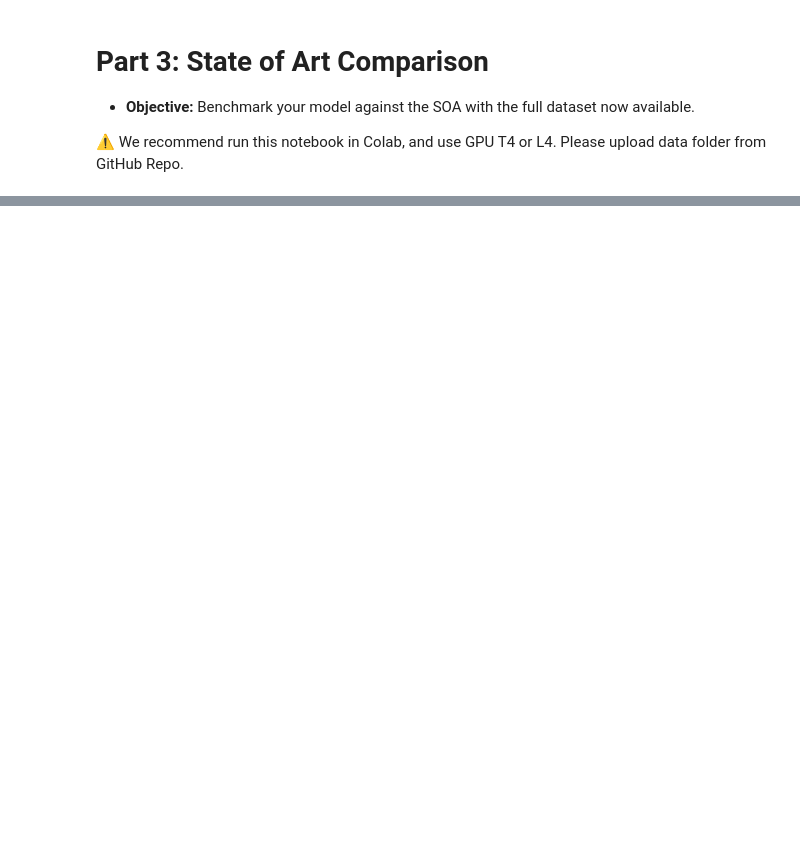
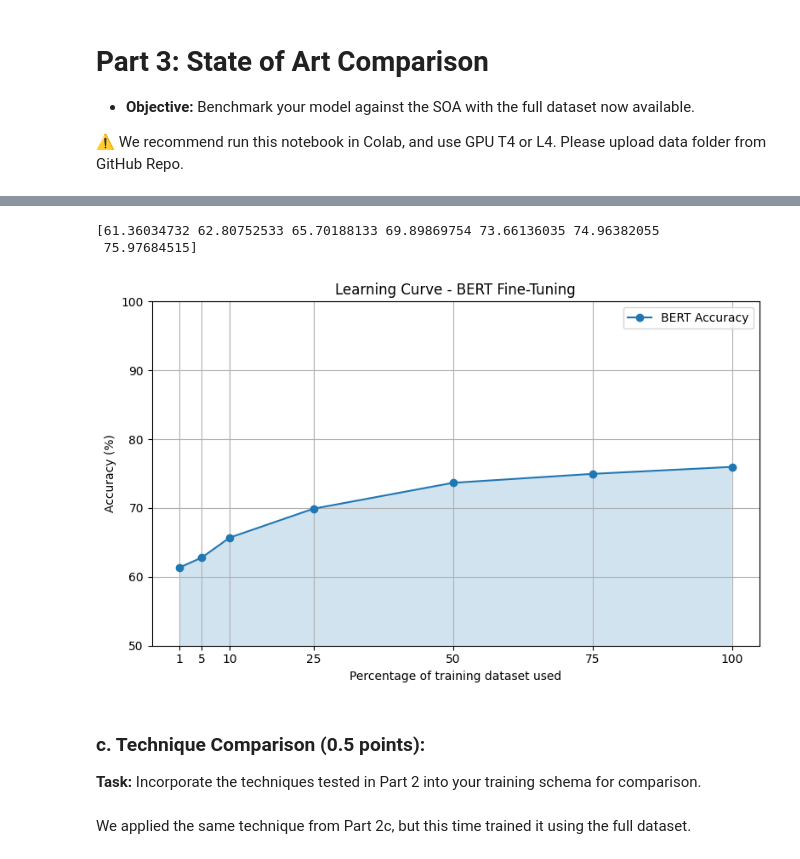
Before and after one commit to victorsobottka/nlp_finalproject_2025, a Jupyter notebook: Notebook_Part03.ipynb, the cells around one changed output, grey strips where cells are left out. Cells and saved outputs as stored; diff of their text form; code cells hidden in the pictures; blank space fills up the shorter version.

```diff
--- a/Notebook_Part03.ipynb
+++ b/Notebook_Part03.ipynb
@@ -312,0 +128,6 @@ Our results show that the model performs poorly with only 1% of the training dat
+# %%
+dataset = DatasetDict({
+    "train": Dataset.from_pandas(df_train),
+    "test": Dataset.from_pandas(df_test)
+})
+print(dataset)
@@ -312,0 +167,9 @@ Our results show that the model performs poorly with only 1% of the training dat
+# %%
+model = AutoModelForSequenceClassification.from_pretrained(
+            "bert-base-uncased",
+            num_labels=3,
+            problem_type="single_label_classification")
+
+for n, p in model.named_parameters():
+    if not n.startswith("classifier"):
+        p.requires_grad = False
@@ -312,0 +331,6 @@ Our results show that the model performs poorly with only 1% of the training dat
+# %%
+# prompt: summariz all results in a table
+
+all_results_df = pd.DataFrame.from_dict(all_results, orient='index')
+all_results_df.index.name = "Training data percentage"
+all_results_df
@@ -312,0 +353,33 @@ Our results show that the model performs poorly with only 1% of the training dat
+# %%
+# Plot setup
+plt.figure(figsize=(8, 5))
+
+# Usar los valores reales, sin forzar monotonía
+accuracies = all_results_df["eval_accuracy"].values*100
+print(accuracies)
+# Fill area under the curve
+plt.fill_between(all_results_df.index, accuracies, alpha=0.2)
+
+# Plot accuracy curve
+plt.plot(all_results_df.index, accuracies, marker='o', label='BERT Accuracy')
+
+# Chart formatting
+plt.title("Learning Curve - BERT Fine-Tuning")
+plt.xlabel("Percentage of training dataset used")
+plt.ylabel("Accuracy (%)")
+plt.grid(True)
+plt.xticks(all_results_df.index)
+plt.ylim(50, 100)
+plt.legend()
+plt.tight_layout()
+plt.show()
+# %% [output]
+[61.36034732 62.80752533 65.70188133 69.89869754 73.66136035 74.96382055
+ 75.97684515]
+[figure, added]
+# %% [markdown]
+### c. Technique Comparison (0.5 points):
+
+**Task:** Incorporate the techniques tested in Part 2 into your training schema for comparison.
+# %% [markdown]
+We applied the same technique from Part 2c, but this time trained it using the full dataset.
```
Also changed, not shown: parts of 48 cells of this notebook.
